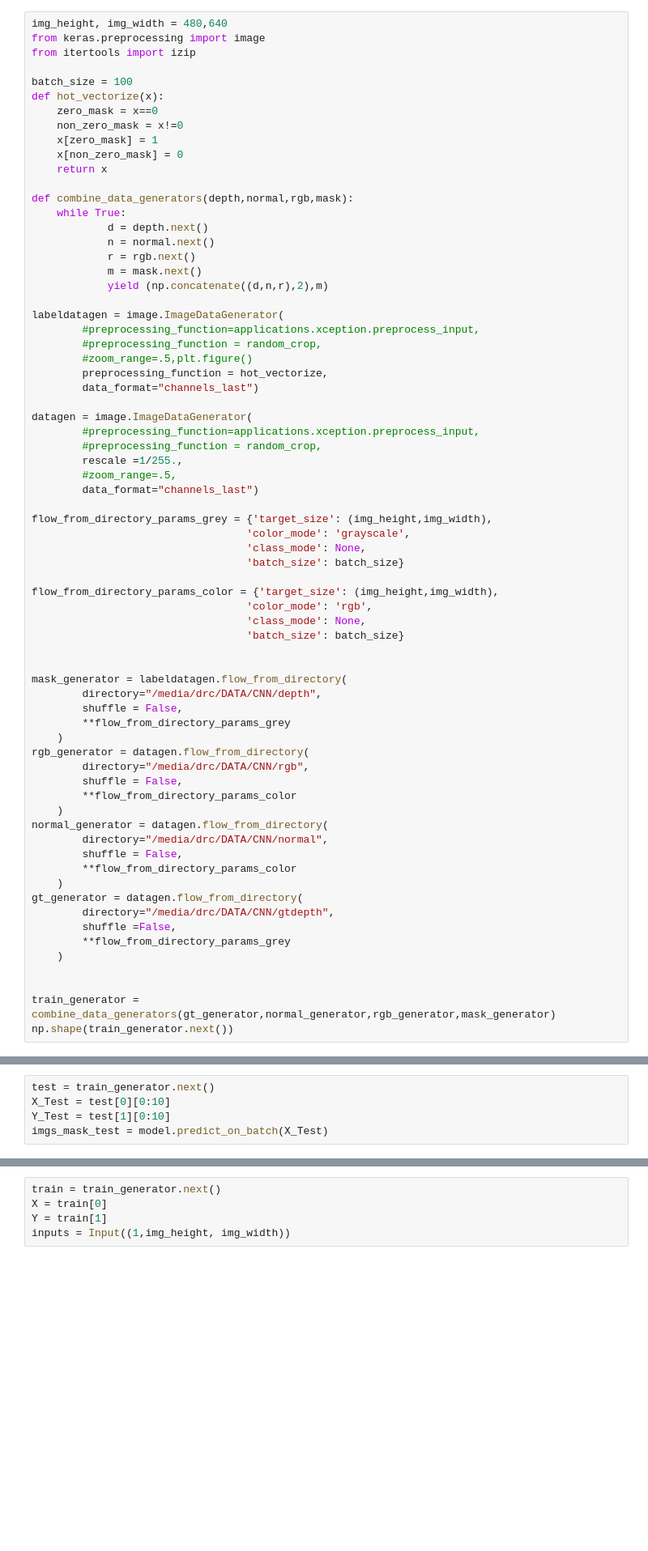
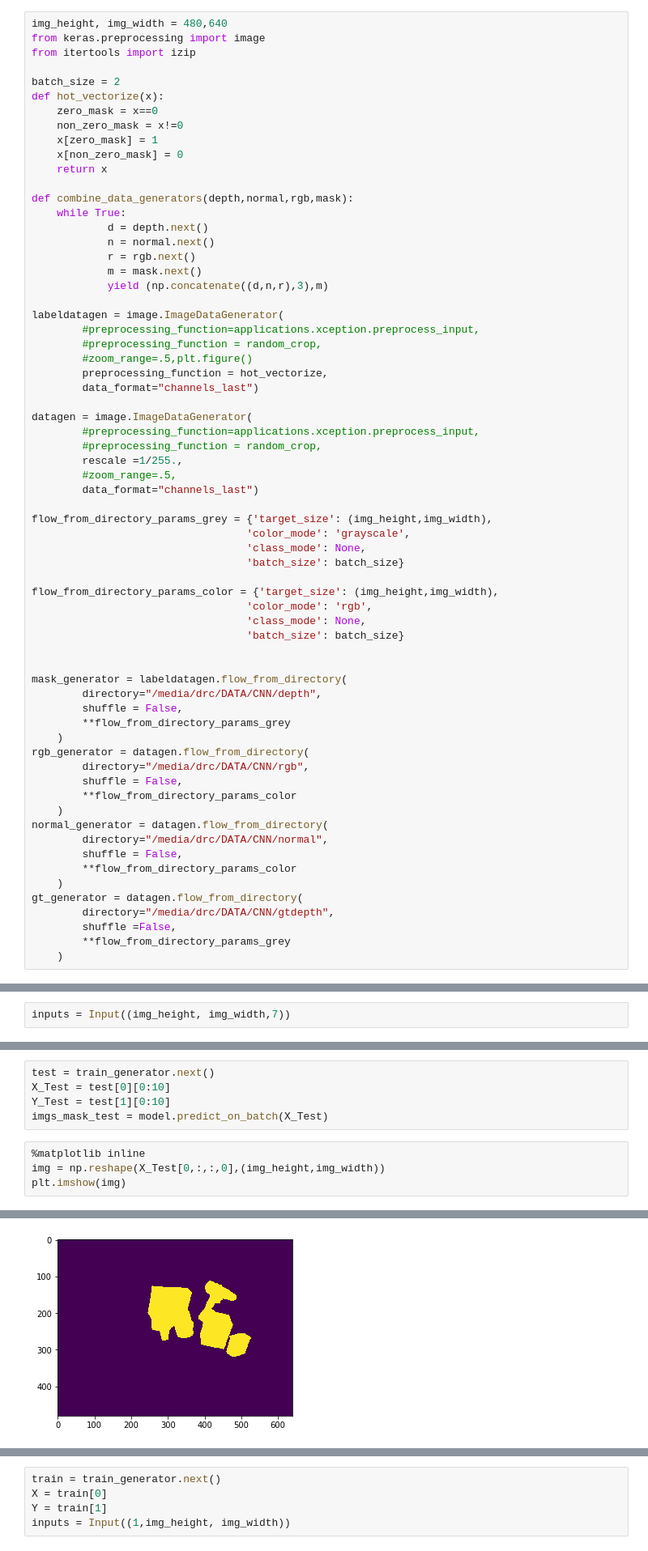
Before and after one commit to RobotLocomotion/spartan, a Jupyter notebook: src/DepthSim/python/pixel-wise-cnnNew.ipynb, the cells around one changed output, grey strips where cells are left out. Shown at 81% size. Drawn from its saved outputs; the diff is of its cells as text; blank space fills up the shorter version.

```diff
--- a/src/DepthSim/python/pixel-wise-cnnNew.ipynb
+++ b/src/DepthSim/python/pixel-wise-cnnNew.ipynb
@@ -35,7 +34,7 @@ img_height, img_width = 480,640
 from keras.preprocessing import image
 from itertools import izip
 
-batch_size = 100
+batch_size = 2
 def hot_vectorize(x):
     zero_mask = x==0
     non_zero_mask = x!=0
@@ -49,7 +48,7 @@ def combine_data_generators(depth,normal,rgb,mask):
             n = normal.next()
             r = rgb.next()
             m = mask.next()
-            yield (np.concatenate((d,n,r),2),m)
+            yield (np.concatenate((d,n,r),3),m)
 
 labeldatagen = image.ImageDataGenerator(
         #preprocessing_function=applications.xception.preprocess_input,
@@ -96,8 +95,4 @@ gt_generator = datagen.flow_from_directory(
         shuffle =False,
         **flow_from_directory_params_grey
     )
-
-
-train_generator = combine_data_generators(gt_generator,normal_generator,rgb_generator,mask_generator)
-np.shape(train_generator.next())
 # %% [output]
@@ -108 +106,3 @@ keras.layers.Cropping2D(cropping=((0, 0), (0, 0)), data_format=None)
+# %%
+inputs = Input((img_height, img_width,7))
 # %%
@@ -199,3 +204,8 @@ test = train_generator.next()
 X_Test = test[0][0:10]
 Y_Test = test[1][0:10]
 imgs_mask_test = model.predict_on_batch(X_Test)
+# %%
+%matplotlib inline
+img = np.reshape(X_Test[0,:,:,0],(img_height,img_width))
+plt.imshow(img)
+# %% [output]
@@ -202 +213,2 @@ imgs_mask_test = model.predict_on_batch(X_Test)
+[figure, added]
 # %%
```
Also changed, not shown: parts of 10 cells of this notebook, 1 other file.
